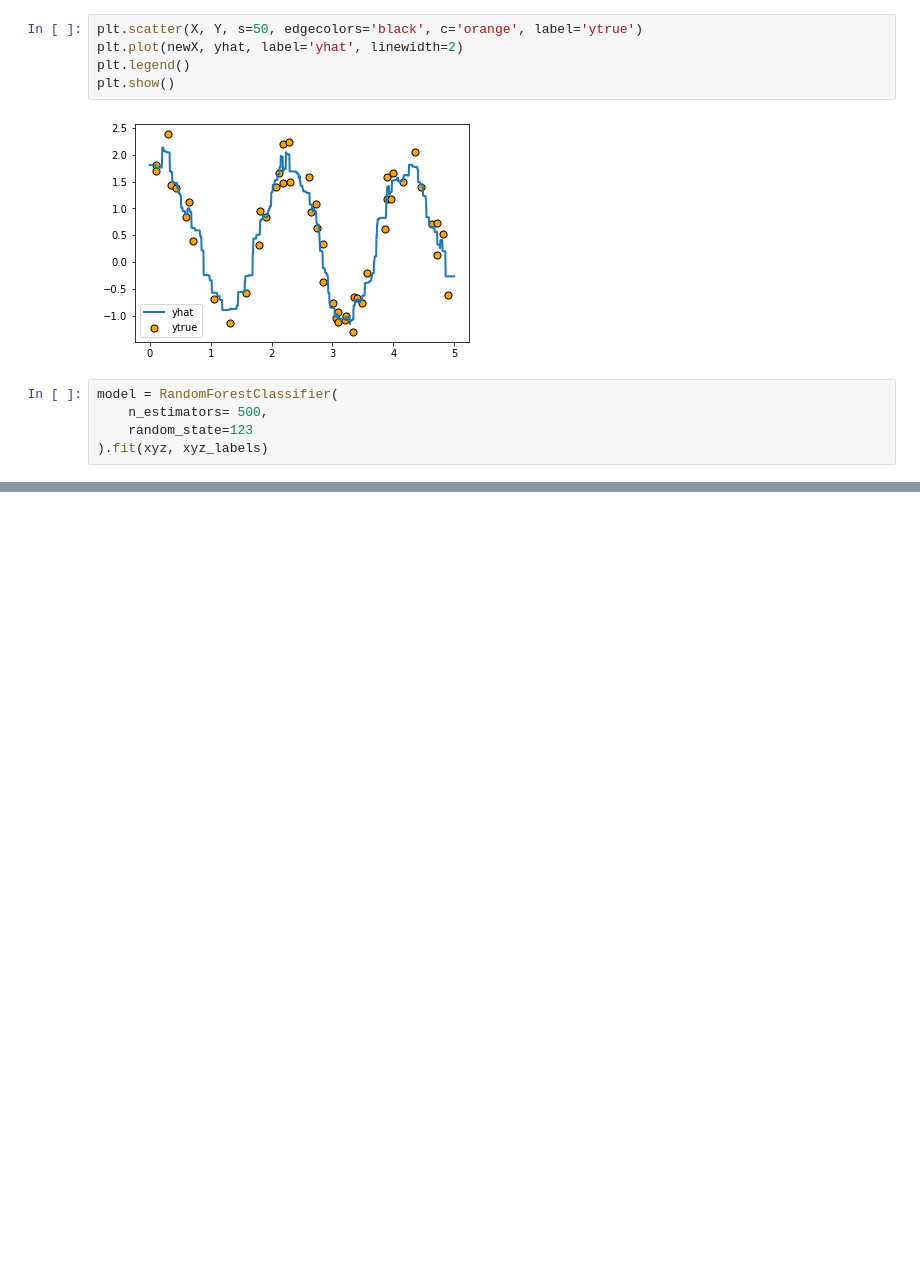
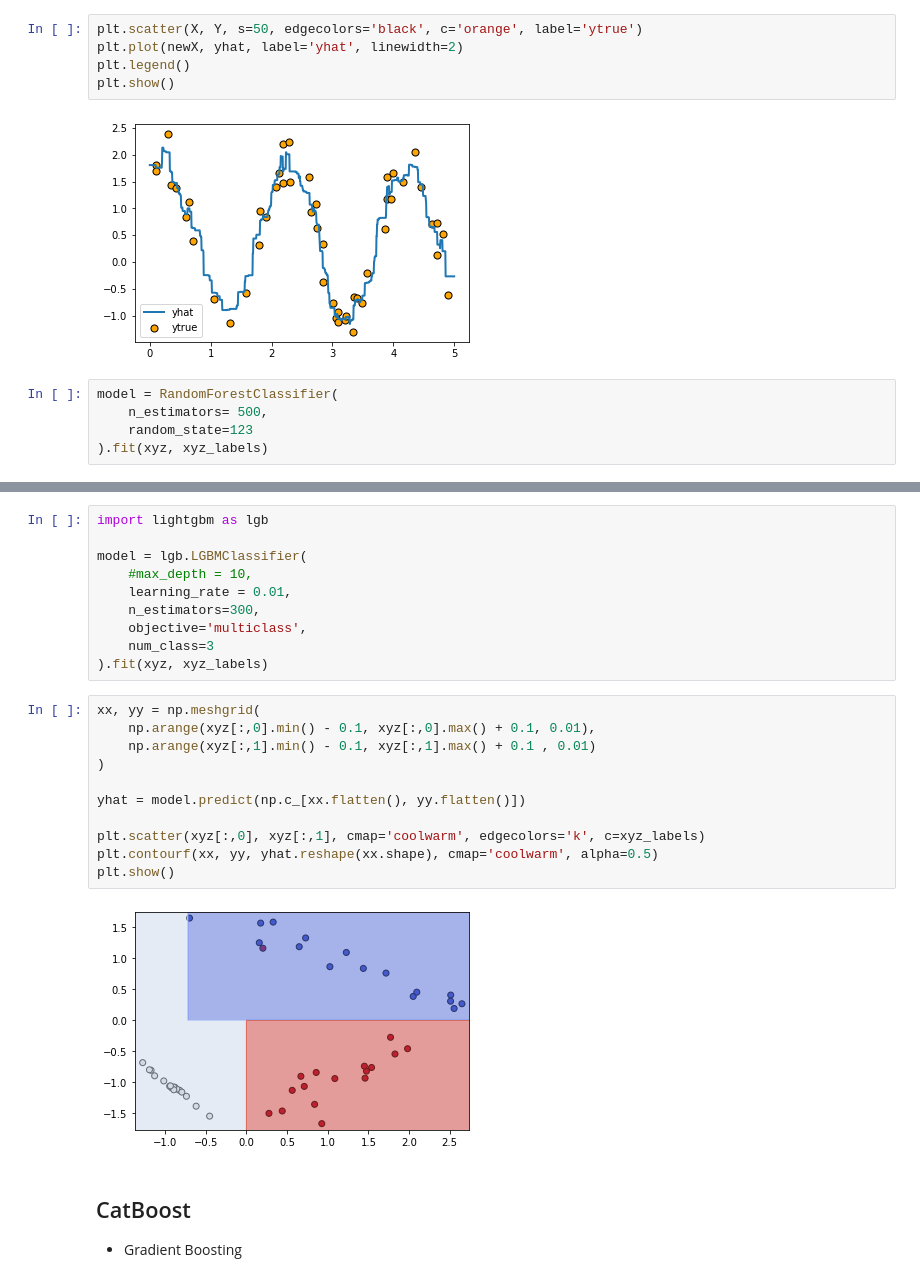
Before and after one commit to sapience2357/lectures, a Jupyter notebook: lectures on AI/machineLearning/2. 앙상블.ipynb, the cells around one changed output, grey strips where cells are left out. Saved outputs shown, nothing was run; the diff lists cells and outputs as text; blank space fills up the shorter version.

```diff
--- a/lectures on AI/machineLearning/2. 앙상블.ipynb
+++ b/lectures on AI/machineLearning/2. 앙상블.ipynb
@@ -282,0 +383,26 @@ plt.show()
+# %%
+import lightgbm as lgb
+
+model = lgb.LGBMClassifier(
+    #max_depth = 10,
+    learning_rate = 0.01,
+    n_estimators=300,
+    objective='multiclass',
+    num_class=3
+).fit(xyz, xyz_labels)
+# %%
+xx, yy = np.meshgrid(
+    np.arange(xyz[:,0].min() - 0.1, xyz[:,0].max() + 0.1, 0.01),
+    np.arange(xyz[:,1].min() - 0.1, xyz[:,1].max() + 0.1 , 0.01)
+)
+
+yhat = model.predict(np.c_[xx.flatten(), yy.flatten()])
+
+plt.scatter(xyz[:,0], xyz[:,1], cmap='coolwarm', edgecolors='k', c=xyz_labels)
+plt.contourf(xx, yy, yhat.reshape(xx.shape), cmap='coolwarm', alpha=0.5)
+plt.show()
+# %% [output]
+[figure, added]
+# %% [markdown]
+## CatBoost
+- Gradient Boosting
```
Also changed, not shown: parts of 32 cells of this notebook, 10 other files.
